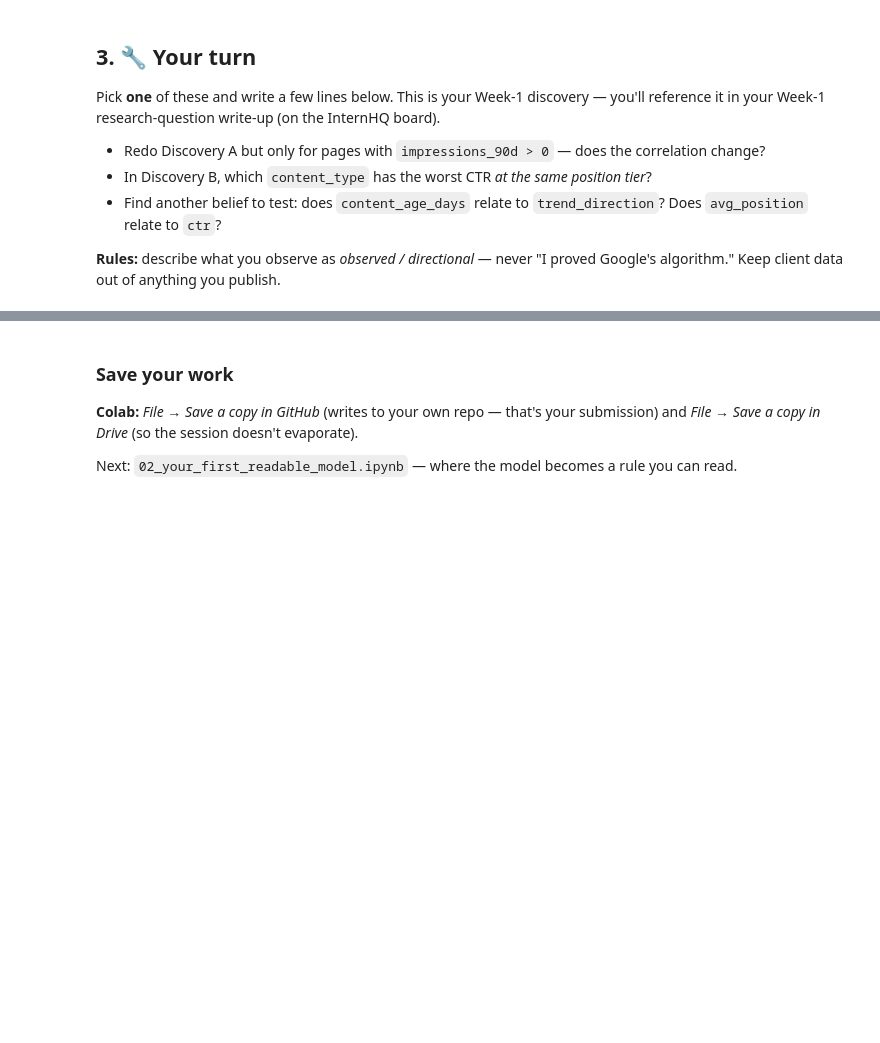
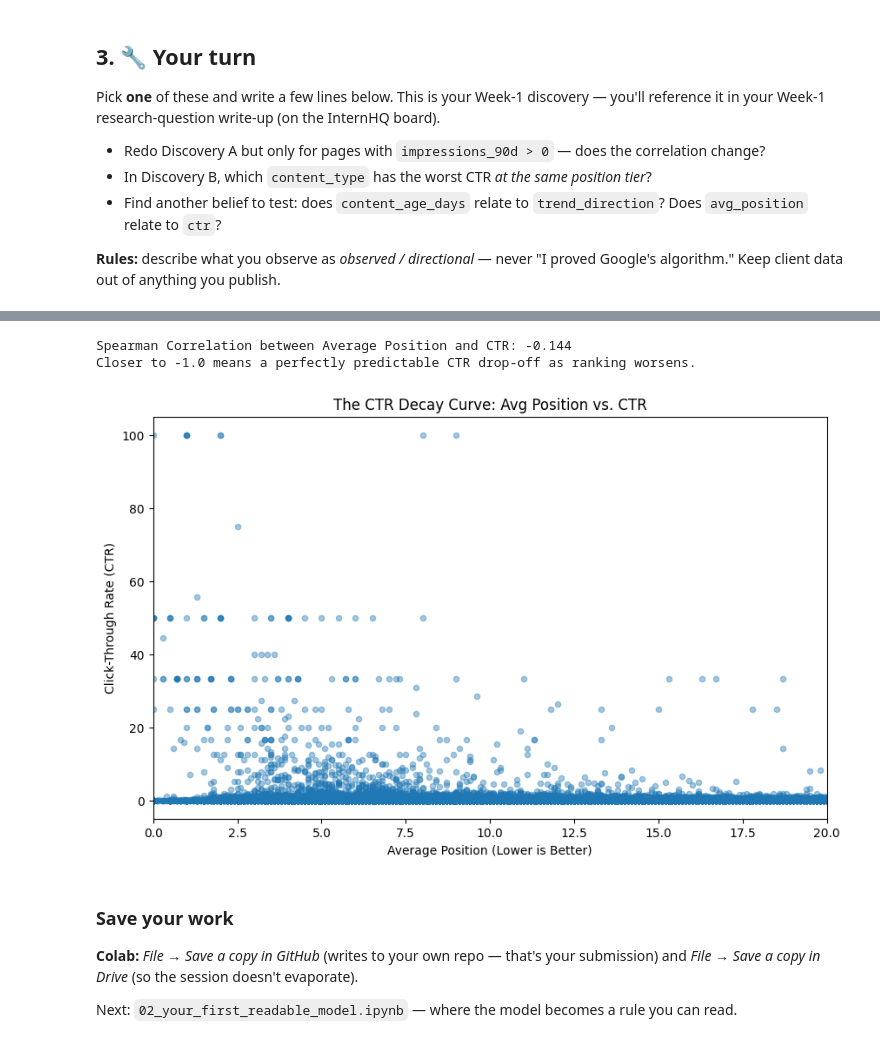
Before and after one commit to somyamaheshwari2612/flyyyyy, a Jupyter notebook: notebooks/01_first_look_and_discovery.ipynb, the cells around one changed output, grey strips where cells are left out. Drawn from its saved outputs; the diff is of its cells as text; code cells hidden in the pictures; blank space fills up the shorter version.

```diff
--- a/notebooks/01_first_look_and_discovery.ipynb
+++ b/notebooks/01_first_look_and_discovery.ipynb
@@ -131,3 +221,34 @@ Pick **one** of these and write a few lines below. This is your Week-1 discovery
+# %%
+#Does avg_position relate to ctr?
+#The Hypothesis: Better rankings (lower position numbers) yield higher click-through rates.
+#Ensuring we are only looking at pages that actually get impressions
+visible = df[df["impressions_90d"] > 0]
+
+#Calculating Spearman correlation (measures non-linear relationships)
+#Expecting a strong NEGATIVE correlation (as position goes UP from 1 to 10, CTR goes DOWN)
+pos_ctr_corr = visible["avg_position"].corr(visible["ctr"], method="spearman")
+print(f"Spearman Correlation between Average Position and CTR: {pos_ctr_corr:.3f}")
+print("Closer to -1.0 means a perfectly predictable CTR drop-off as ranking worsens.")
+
+#Visualizing the classic CTR curve
+visible.plot.scatter(
+    x="avg_position",
+    y="ctr",
+    alpha=0.4, #Making dots transparent to see clusters
+    figsize=(10, 6),
+    title="The CTR Decay Curve: Avg Position vs. CTR",
+    xlabel="Average Position (Lower is Better)",
+    ylabel="Click-Through Rate (CTR)"
+)
+
+#Limiting the X-axis to the top 20 positions where the real action happens
+plt.xlim(0, 20)
+plt.show()
+#A score of -0.144 means the traditional "click curve" is fundamentally broken on the site.
+# %% [output]
+Spearman Correlation between Average Position and CTR: -0.144
+Closer to -1.0 means a perfectly predictable CTR drop-off as ranking worsens.
+[figure, added]
 # %% [markdown]
 ### Save your work
 **Colab:** *File → Save a copy in GitHub* (writes to your own repo — that's your submission) and *File → Save a copy in Drive* (so the session doesn't evaporate).
```
Also changed, not shown: parts of 8 cells of this notebook.
